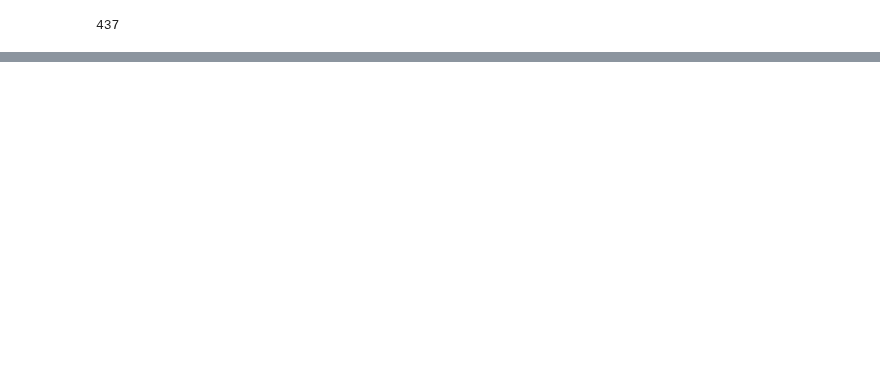
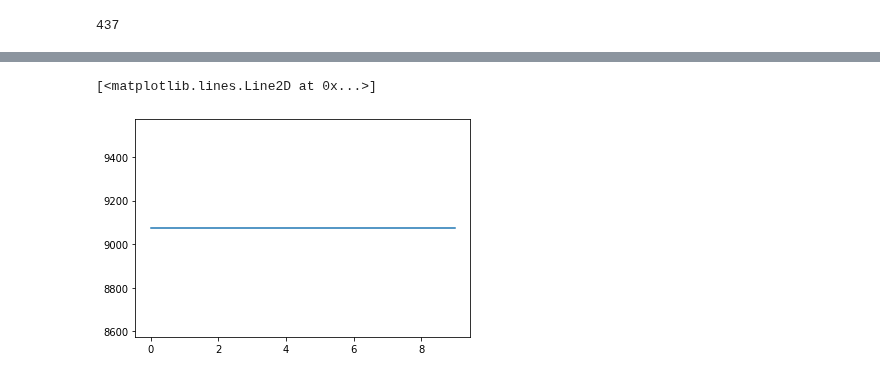
Before and after one commit to jvalansi/notebooks, a Jupyter notebook: doclassifier6.ipynb, the cells around one changed output, grey strips where cells are left out. Saved outputs shown, nothing was run; the diff lists cells and outputs as text; code cells hidden in the pictures; blank space fills up the shorter version.

```diff
--- a/doclassifier6.ipynb
+++ b/doclassifier6.ipynb
@@ -115,4 +138,4 @@ embeddings = embeddings.numpy()
 # %%
 np.savetxt('data/thoughts/embeddings.csv', embeddings, delimiter='\t')
 # %%
-! wc -l data/thoughts/embeddings.csv
+embeddings = np.genfromtxt('data/thoughts/embeddings.csv', delimiter='\t')
@@ -133,0 +184,14 @@ with open('data/thoughts/sentences.txt', 'w') as f:
+# %%
+def calculate_WSS(points,k=2):
+    kmeans = KMeans(n_clusters = k).fit(points)
+    centers = np.array([kmeans.cluster_centers_[l] for l in kmeans.labels_])
+    sse = ((points-centers)**2).sum()
+    return sse
+
+sse = []
+for k in tqdm(range(10)):
+    sse.append(calculate_WSS(embeddings))
+# for k in tqdm(range(11, 20)):
+#     sse.append(calculate_WSS(embeddings,k))
+# for k in tqdm(range(20,30)):
+#     sse.append(calculate_WSS(embeddings,k))
@@ -133,0 +202,5 @@ with open('data/thoughts/sentences.txt', 'w') as f:
+# %%
+plt.plot(sse)
+# %% [output]
+[<matplotlib.lines.Line2D at 0x...>]
+[figure, added]
```
Also changed, not shown: parts of 87 cells of this notebook, 1 other file.
